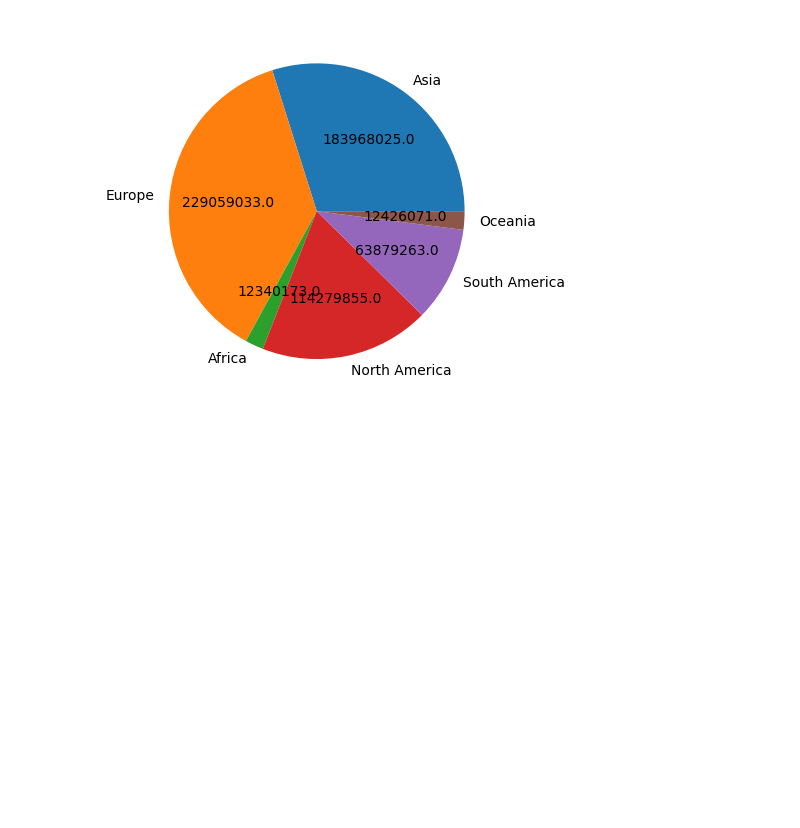
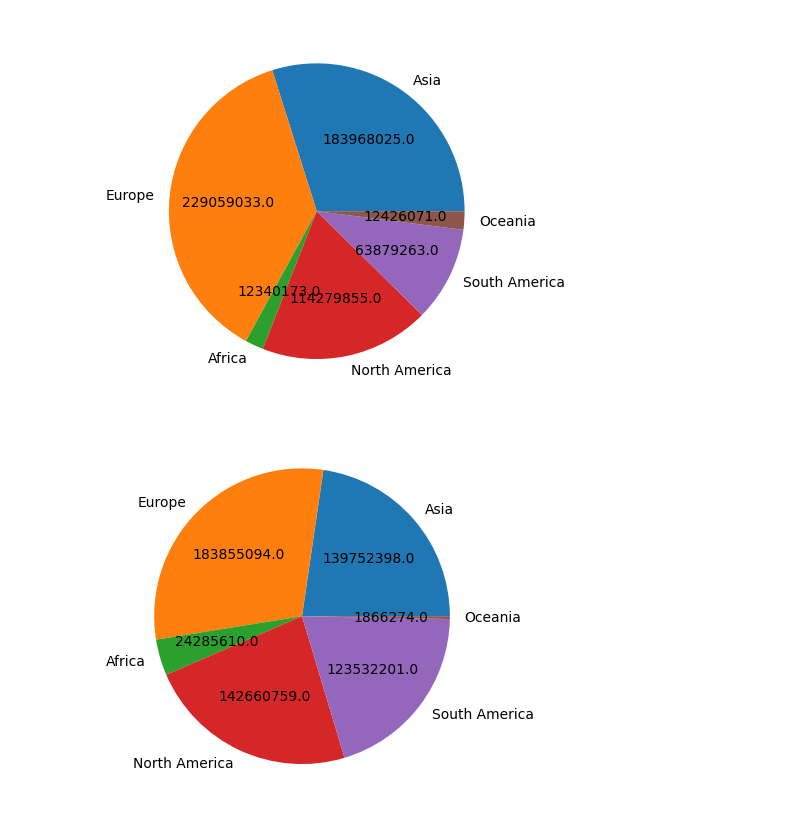
Before and after one commit to Chumardo/covid_cases_visualization, a Jupyter notebook: main.ipynb, the cells around one changed output. Drawn from its saved outputs; the diff is of its cells as text; code cells hidden in the pictures; blank space fills up the shorter version.

Commit message:
covid deaths pie

```diff
--- a/main.ipynb
+++ b/main.ipynb
@@ -39,3 +39,24 @@ plt.pie(y, labels = mylabels, autopct=absolute_value)
 plt.show()
 # %% [output]
 [figure]
+# %%
+asia_deaths = df['new_deaths'][df['continent'] == 'Asia'].sum()
+europe_deaths = df['new_deaths'][df['continent'] == 'Europe'].sum()
+africa_deaths = df['new_deaths'][df['continent'] == 'Africa'].sum()
+north_america_deaths = df['new_deaths'][df['continent'] == 'North America'].sum()
+south_america_deaths = df['new_deaths'][df['continent'] == 'South America'].sum()
+oceania_deaths = df['new_deaths'][df['continent'] == 'Oceania'].sum()
+# %%
+deaths = np.array([asia_deaths, europe_deaths, africa_deaths, north_america_deaths, south_america_deaths, oceania_deaths])
+# %%
+mylabels = ['Asia', 'Europe', 'Africa', 'North America', 'South America',
+       'Oceania']
+
+def absolute_value(val):
+    a  = np.round(val/100.*y.sum(), 0)
+    return a
+
+plt.pie(deaths, labels = mylabels, autopct=absolute_value)
+plt.show()
+# %% [output]
+[figure, added]
```
